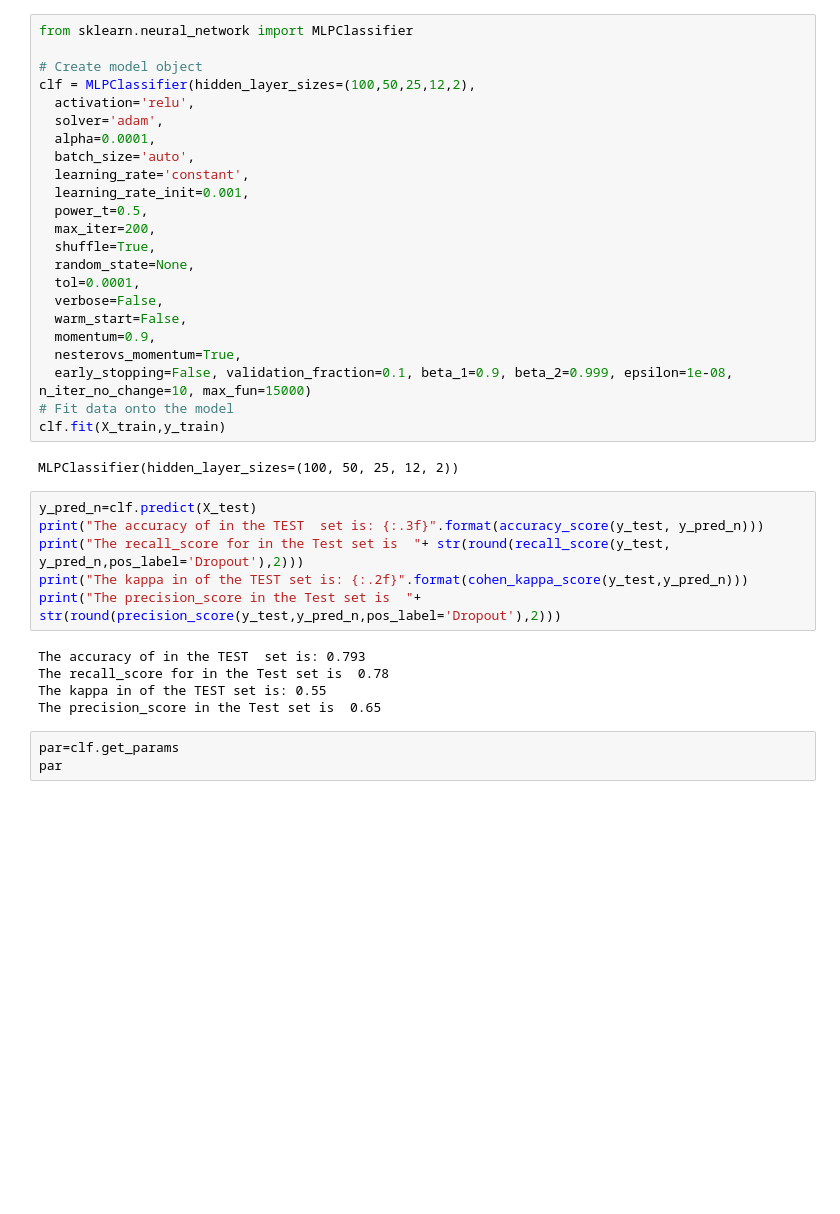
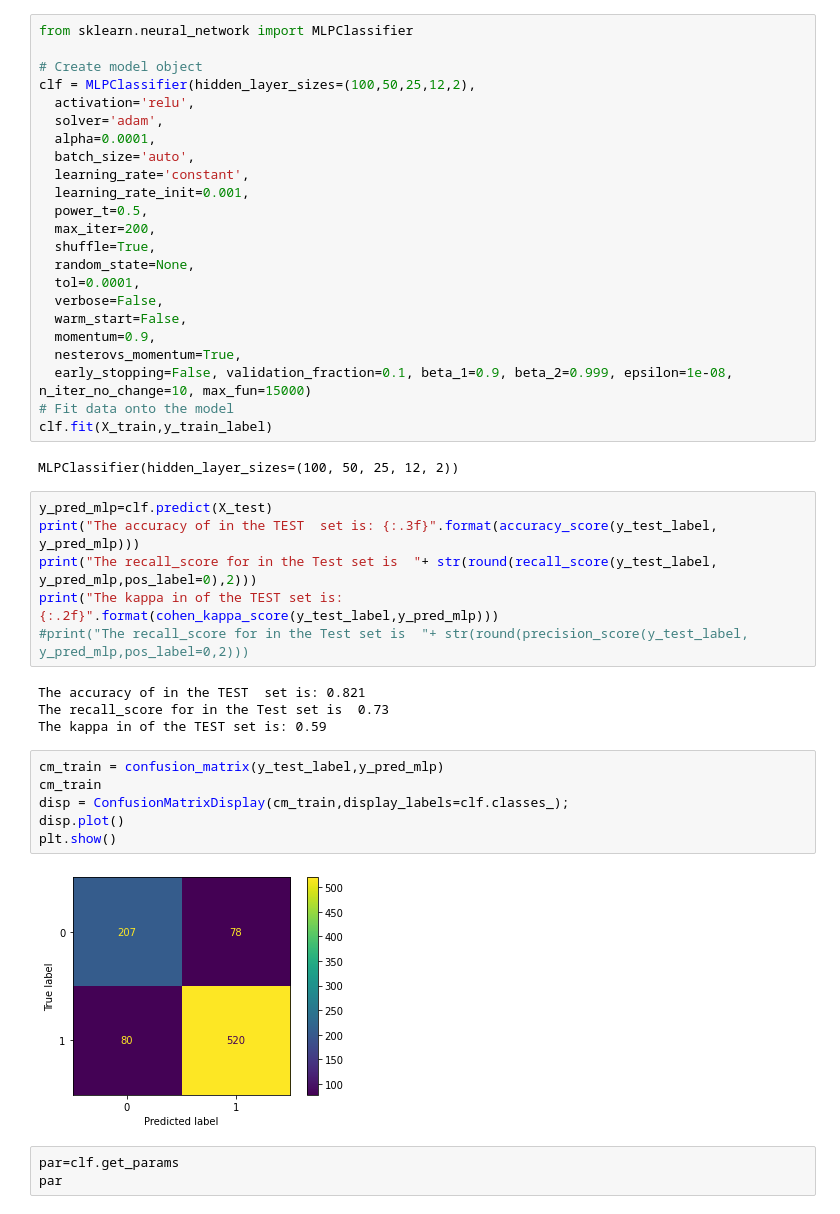
Before and after one commit to Mojgunsh/Final_Project, a Jupyter notebook: Final_Project_Vr0_1.ipynb, the cells around one changed output. Saved outputs shown, nothing was run; the diff lists cells and outputs as text; blank space fills up the shorter version.

```diff
--- a/Final_Project_Vr0_1.ipynb
+++ b/Final_Project_Vr0_1.ipynb
@@ -827,20 +816,27 @@ clf = MLPClassifier(hidden_layer_sizes=(100,50,25,12,2),
   nesterovs_momentum=True,
   early_stopping=False, validation_fraction=0.1, beta_1=0.9, beta_2=0.999, epsilon=1e-08, n_iter_no_change=10, max_fun=15000)
 # Fit data onto the model
-clf.fit(X_train,y_train)
+clf.fit(X_train,y_train_label)
 # %% [output]
 MLPClassifier(hidden_layer_sizes=(100, 50, 25, 12, 2))
 # %%
-y_pred_n=clf.predict(X_test)
-print("The accuracy of in the TEST  set is: {:.3f}".format(accuracy_score(y_test, y_pred_n)))
-print("The recall_score for in the Test set is  "+ str(round(recall_score(y_test, y_pred_n,pos_label='Dropout'),2)))
-print("The kappa in of the TEST set is: {:.2f}".format(cohen_kappa_score(y_test,y_pred_n)))
-print("The precision_score in the Test set is  "+ str(round(precision_score(y_test,y_pred_n,pos_label='Dropout'),2)))
+y_pred_mlp=clf.predict(X_test)
+print("The accuracy of in the TEST  set is: {:.3f}".format(accuracy_score(y_test_label, y_pred_mlp)))
+print("The recall_score for in the Test set is  "+ str(round(recall_score(y_test_label, y_pred_mlp,pos_label=0),2)))
+print("The kappa in of the TEST set is: {:.2f}".format(cohen_kappa_score(y_test_label,y_pred_mlp)))
+#print("The recall_score for in the Test set is  "+ str(round(precision_score(y_test_label, y_pred_mlp,pos_label=0,2)))
 # %% [output]
-The accuracy of in the TEST  set is: 0.793
-The recall_score for in the Test set is  0.78
-The kappa in of the TEST set is: 0.55
-The precision_score in the Test set is  0.65
+The accuracy of in the TEST  set is: 0.821
+The recall_score for in the Test set is  0.73
+The kappa in of the TEST set is: 0.59
+# %%
+cm_train = confusion_matrix(y_test_label,y_pred_mlp)
+cm_train
+disp = ConfusionMatrixDisplay(cm_train,display_labels=clf.classes_);
+disp.plot()
+plt.show()
+# %% [output]
+[figure, added]
 # %%
 par=clf.get_params
 par
```
Also changed, not shown: parts of 41 cells of this notebook.
